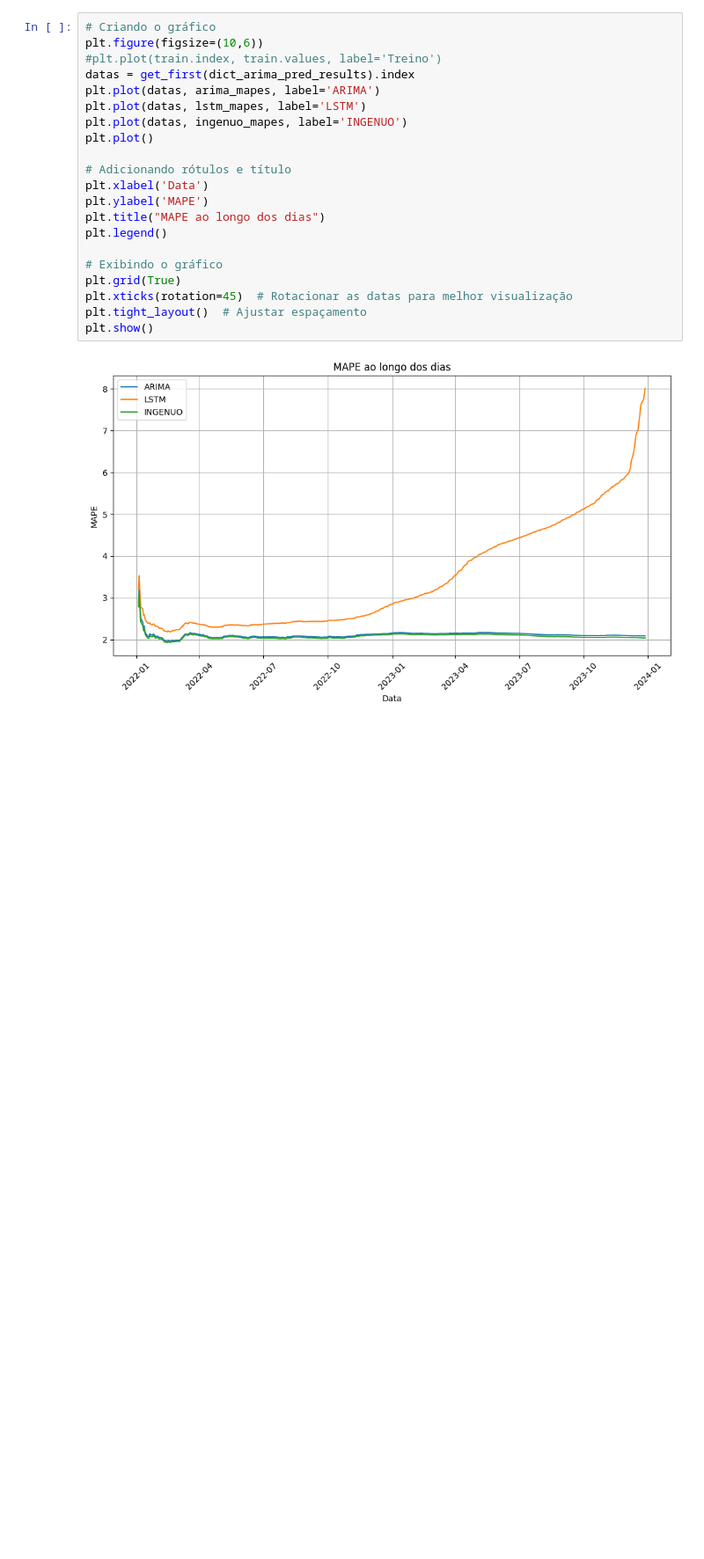
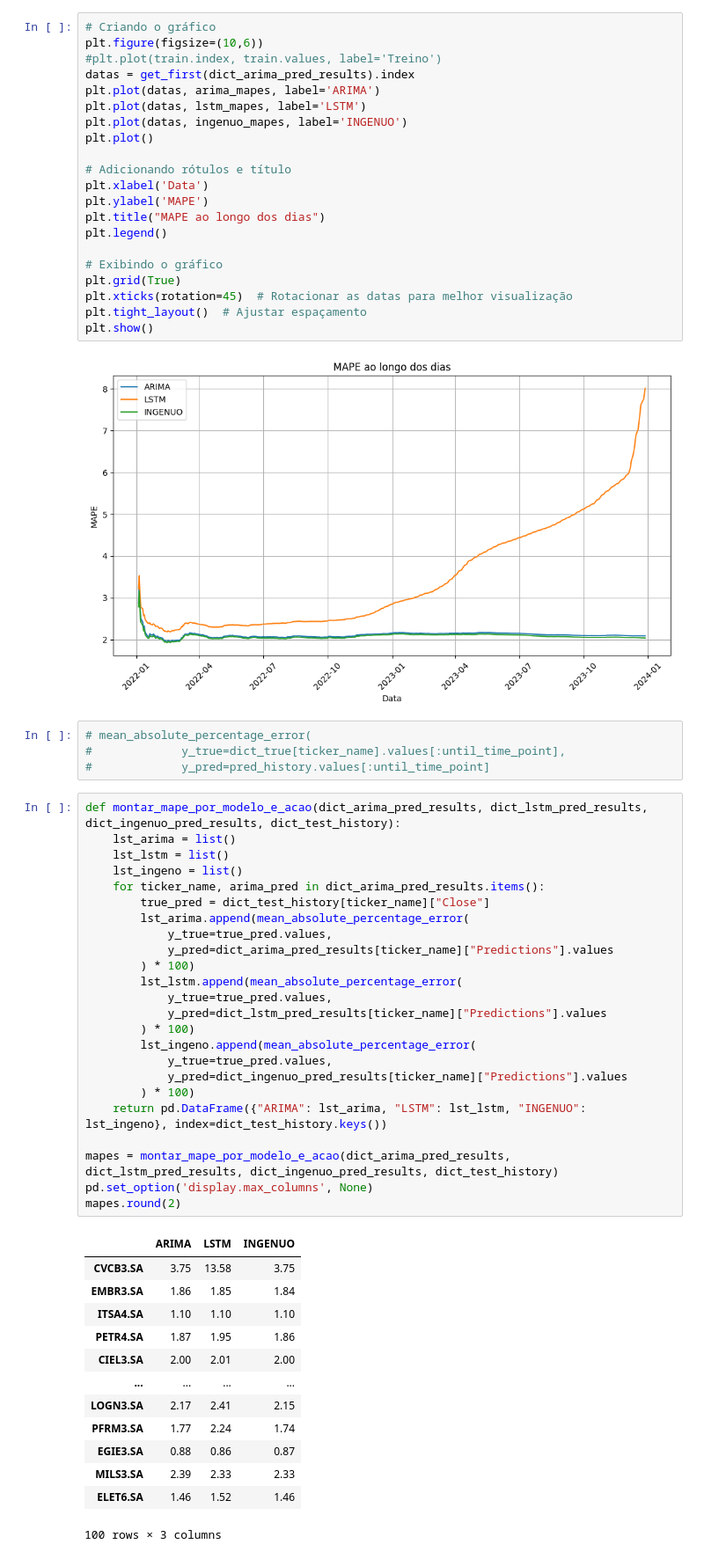
Before and after one commit to KayoRBC/TCC, a Jupyter notebook: notebook.ipynb, the cells around one changed output. Shown at 88% size. Saved outputs shown, nothing was run; the diff lists cells and outputs as text; blank space fills up the shorter version.

Commit message:
feat(Resultados): analisa MAPES individuais de cada modelo

```diff
--- a/notebook.ipynb
+++ b/notebook.ipynb
@@ -808,3 +817,45 @@ plt.tight_layout()  # Ajustar espaçamento
 plt.show()
 # %% [output]
 [figure]
+# %%
+# mean_absolute_percentage_error(
+#             y_true=dict_true[ticker_name].values[:until_time_point],
+#             y_pred=pred_history.values[:until_time_point]
+# %%
+def montar_mape_por_modelo_e_acao(dict_arima_pred_results, dict_lstm_pred_results, dict_ingenuo_pred_results, dict_test_history):
+    lst_arima = list()
+    lst_lstm = list()
+    lst_ingeno = list()
+    for ticker_name, arima_pred in dict_arima_pred_results.items():
+        true_pred = dict_test_history[ticker_name]["Close"]
+        lst_arima.append(mean_absolute_percentage_error(
+            y_true=true_pred.values,
+            y_pred=dict_arima_pred_results[ticker_name]["Predictions"].values
+        ) * 100)
+        lst_lstm.append(mean_absolute_percentage_error(
+            y_true=true_pred.values,
+            y_pred=dict_lstm_pred_results[ticker_name]["Predictions"].values
+        ) * 100)
+        lst_ingeno.append(mean_absolute_percentage_error(
+            y_true=true_pred.values,
+            y_pred=dict_ingenuo_pred_results[ticker_name]["Predictions"].values
+        ) * 100)
+    return pd.DataFrame({"ARIMA": lst_arima, "LSTM": lst_lstm, "INGENUO": lst_ingeno}, index=dict_test_history.keys())
+
+mapes = montar_mape_por_modelo_e_acao(dict_arima_pred_results, dict_lstm_pred_results, dict_ingenuo_pred_results, dict_test_history)
+pd.set_option('display.max_columns', None)
+mapes.round(2)
+# %% [output]
+|  | ARIMA | LSTM | INGENUO |
+| CVCB3.SA | 3.75 | 13.58 | 3.75 |
+| EMBR3.SA | 1.86 | 1.85 | 1.84 |
+| ITSA4.SA | 1.10 | 1.10 | 1.10 |
+| PETR4.SA | 1.87 | 1.95 | 1.86 |
+| CIEL3.SA | 2.00 | 2.01 | 2.00 |
+| ... | ... | ... | ... |
+| LOGN3.SA | 2.17 | 2.41 | 2.15 |
+| PFRM3.SA | 1.77 | 2.24 | 1.74 |
+| EGIE3.SA | 0.88 | 0.86 | 0.87 |
+| MILS3.SA | 2.39 | 2.33 | 2.33 |
+| ELET6.SA | 1.46 | 1.52 | 1.46 |
+100 rows × 3 columns
```
Also changed, not shown: parts of 5 cells of this notebook.
